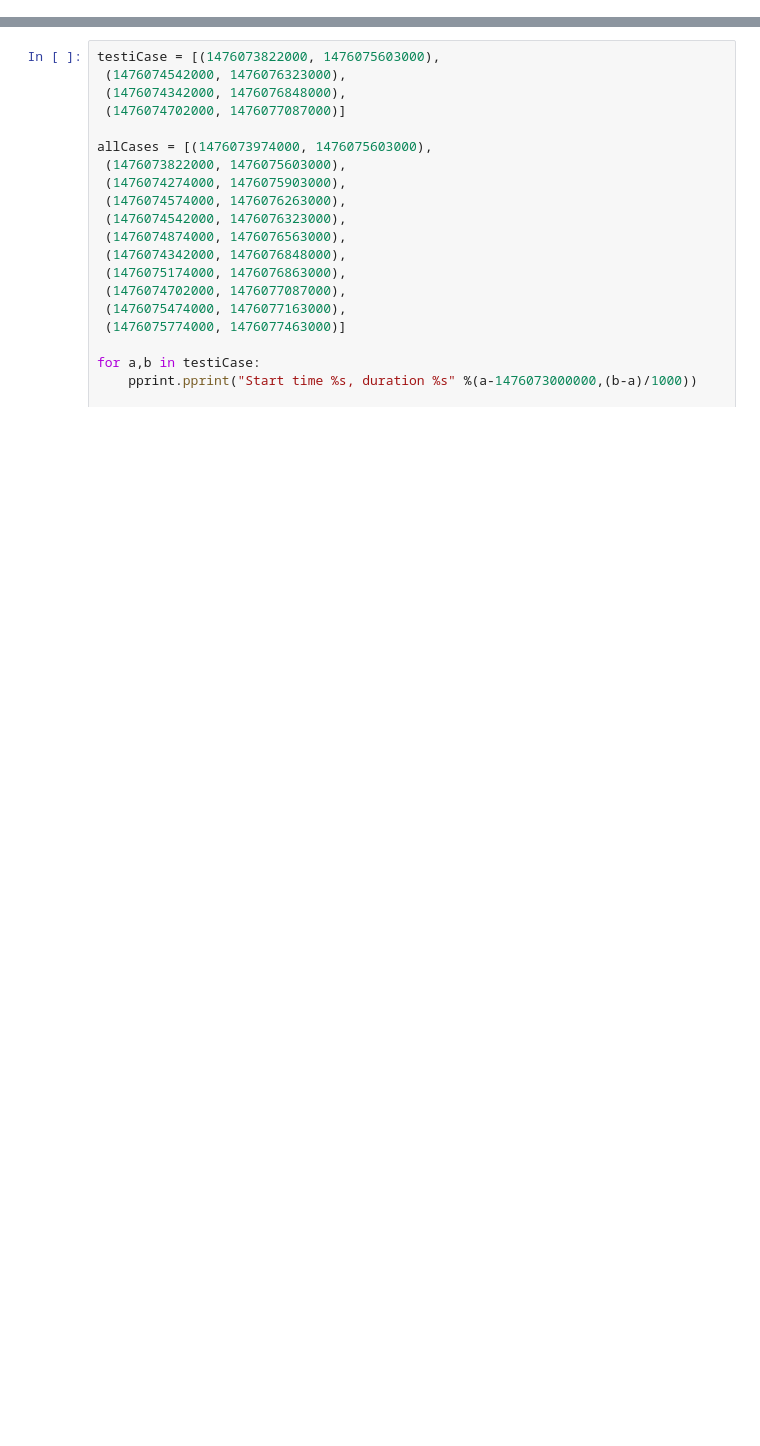
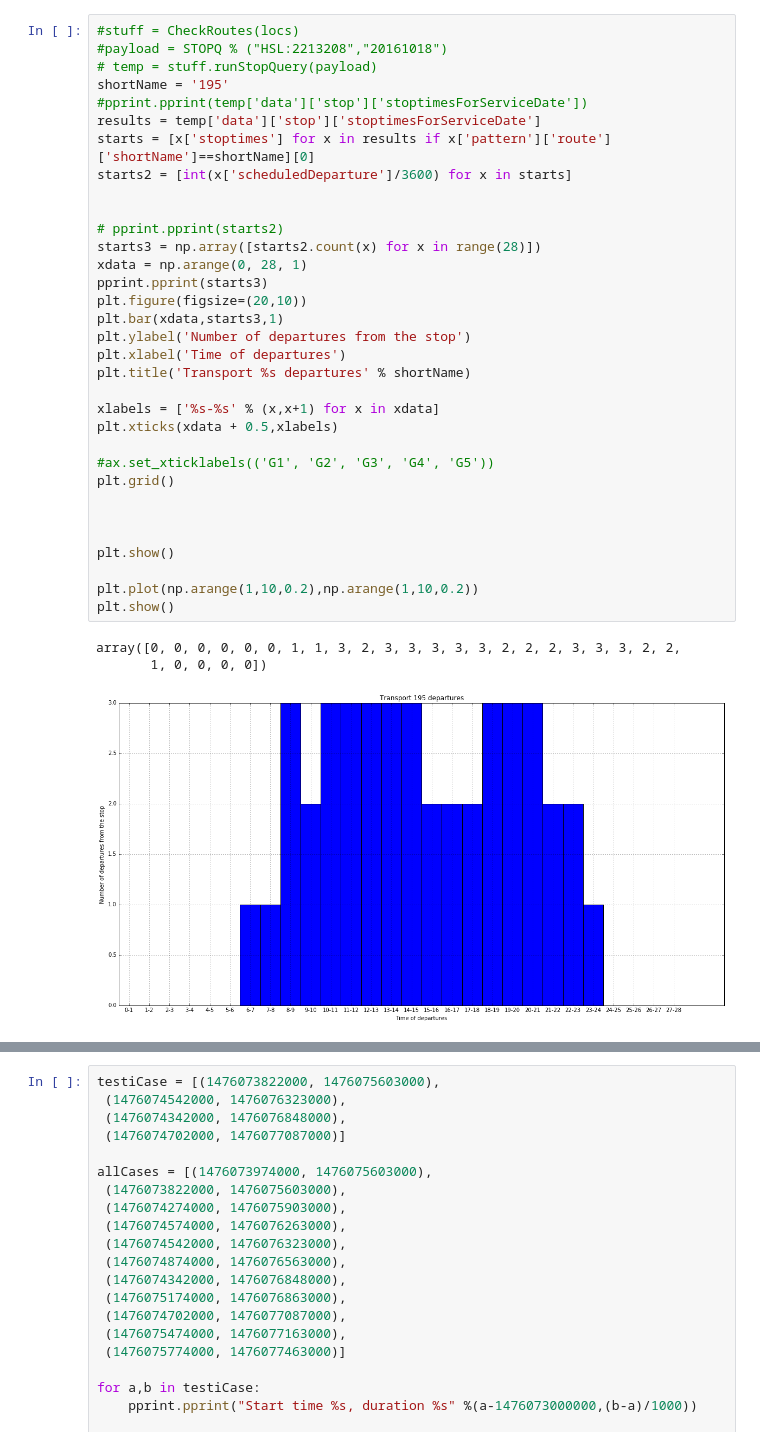
Before and after one commit to traunio/asunnot-reittiopas, a Jupyter notebook: asunto_reittiopas.ipynb, the cells around one changed output, grey strips where cells are left out. Drawn from its saved outputs; the diff is of its cells as text; blank space fills up the shorter version.

Commit message:
Add charts for single routes

```diff
--- a/asunto_reittiopas.ipynb
+++ b/asunto_reittiopas.ipynb
@@ -256,0 +354,37 @@ From Otsonkallio 3, Espoo to Keilaniementie 1, Espoo
+# %%
+#stuff = CheckRoutes(locs)
+#payload = STOPQ % ("HSL:2213208","20161018")
+# temp = stuff.runStopQuery(payload)
+shortName = '195'
+#pprint.pprint(temp['data']['stop']['stoptimesForServiceDate'])
+results = temp['data']['stop']['stoptimesForServiceDate']
+starts = [x['stoptimes'] for x in results if x['pattern']['route']['shortName']==shortName][0]
+starts2 = [int(x['scheduledDeparture']/3600) for x in starts]
+
+
+# pprint.pprint(starts2)
+starts3 = np.array([starts2.count(x) for x in range(28)])
+xdata = np.arange(0, 28, 1)
+pprint.pprint(starts3)
+plt.figure(figsize=(20,10))
+plt.bar(xdata,starts3,1)
+plt.ylabel('Number of departures from the stop')
+plt.xlabel('Time of departures')
+plt.title('Transport %s departures' % shortName)
+
+xlabels = ['%s-%s' % (x,x+1) for x in xdata]
+plt.xticks(xdata + 0.5,xlabels)
+
+#ax.set_xticklabels(('G1', 'G2', 'G3', 'G4', 'G5'))
+plt.grid()
+
+
+
+plt.show()
+
+plt.plot(np.arange(1,10,0.2),np.arange(1,10,0.2))
+plt.show()
+# %% [output]
+array([0, 0, 0, 0, 0, 0, 1, 1, 3, 2, 3, 3, 3, 3, 3, 2, 2, 2, 3, 3, 3, 2, 2,
+       1, 0, 0, 0, 0])
+[figure, added]
```
Also changed, not shown: parts of 7 cells of this notebook.
